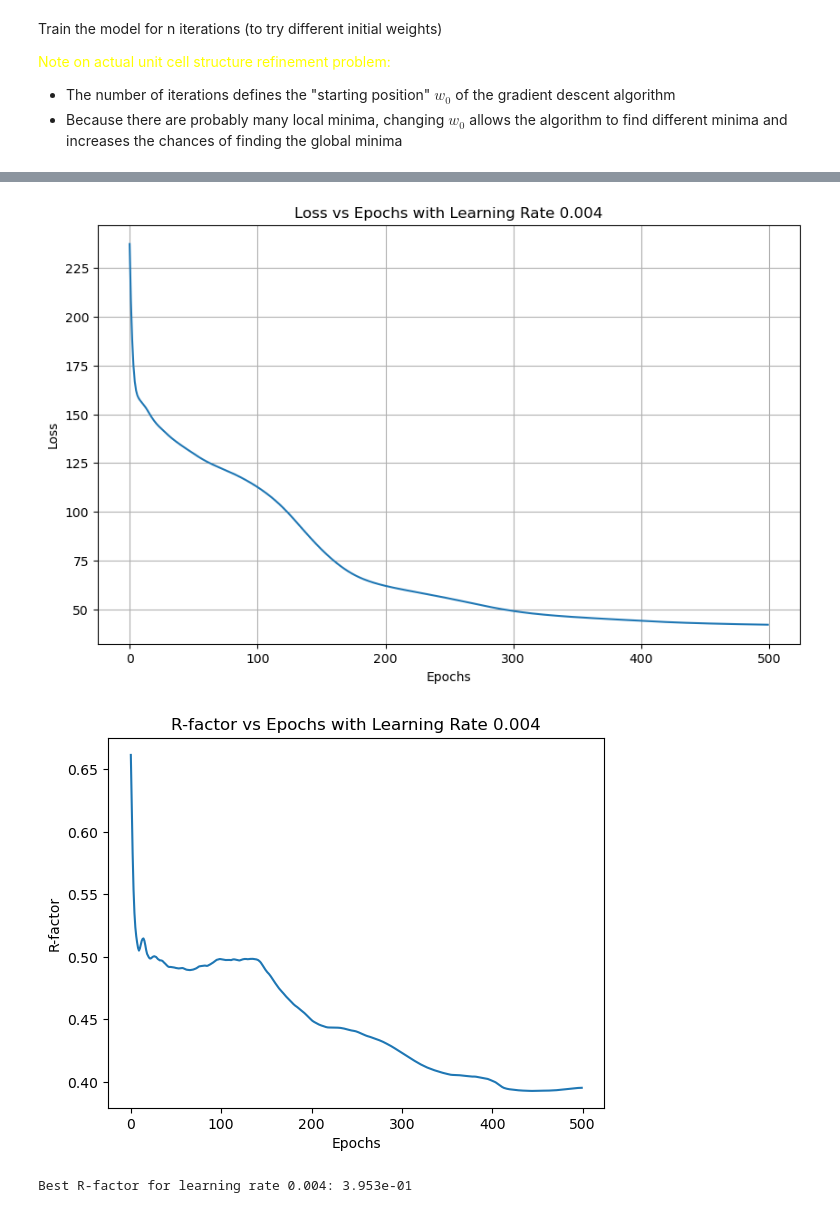
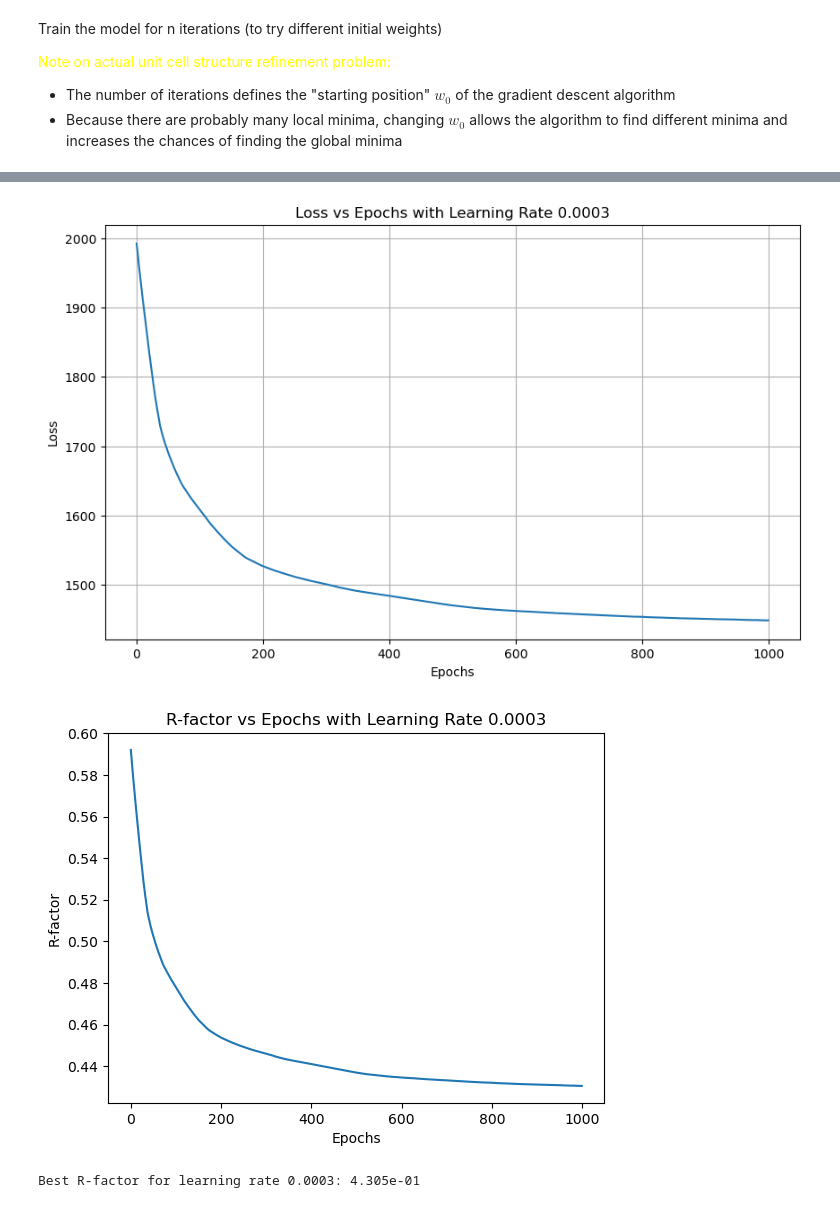
Before and after one commit to bleubreeymeow/alrisDistortionFit, a Jupyter notebook: PBCO/PBCO_1_3_inplane/P2/P2_gradient_descent.ipynb, the cells around one changed output, grey strips where cells are left out. Saved outputs shown, nothing was run; the diff lists cells and outputs as text; code cells hidden in the pictures.

```diff
--- a/PBCO/PBCO_1_3_inplane/P2/P2_gradient_descent.ipynb
+++ b/PBCO/PBCO_1_3_inplane/P2/P2_gradient_descent.ipynb
@@ -246,8 +257,8 @@ def fun_tf(hkl_list, pars, matrix , hkl_indices):
     intensity = (abs(sf_hkl)) ** 2
 
     w = tf.constant(0.000811509257682975, dtype=tf.float32)  # Debye-Waller factor
-    qnorms = tf.norm(tf.cast(all_hkl_list, tf.float32), axis=1)
-    intensity = intensity * tf.exp(- w * qnorms ** 2)  # Apply Debye-Waller factor
+    # qnorms = tf.norm(tf.cast(all_hkl_list, tf.float32), axis=1)
+    # intensity = intensity * tf.exp(- w * qnorms ** 2)  # Apply Debye-Waller factor
 
     all_sim_intensity = intensity
     all_sim_intensity = all_sim_intensity / tf.reduce_sum(all_sim_intensity) * 10000
@@ -355,7 +366,7 @@ Train the model for n iterations (to try different initial weights)
 - The number of iterations defines the "starting position" $w_0$ of the gradient descent algorithm
 - Because there are probably many local minima, changing $w_0$ allows the algorithm to find different minima and increases the chances of finding the global minima
 # %%
-lr = [4e-3]
+lr = [3e-4]
 best_pars_overall = None
 best_rf_overall = np.inf
 best_loss_overall = []
@@ -377,7 +388,7 @@ for learning_rate in lr:
 
     max_mode_amps = tf.convert_to_tensor(max_mode_amps, dtype=tf.float32)
 
-    n_epochs = 500
+    n_epochs = 1000
     histories = []
     n_iter = 1
 
@@ -398,7 +409,7 @@ for learning_rate in lr:
         # Compile the model with the custom loss function and metric
         model.compile(
             optimizer=optim,
-            loss= 'mse' , # MSE_weighted() if using errors
+            loss= RFactorLoss() , # MSE_weighted() if using errors
             metrics=[r_factor_metric],
             run_eagerly=False,  # Set to True for debugging, False for performance
 
@@ -476,6 +495,6 @@ With 47.16651133433476 iterations per second
-[figure, old version]
+[figure, new version]
-[figure, old version]
+[figure, new version]
-Best R-factor for learning rate 0.004: 3.953e-01
+Best R-factor for learning rate 0.0003: 4.305e-01
 # %%
 all_losses = best_loss_overall
 best_model_pars = best_pars_overall
```
Also changed, not shown: parts of 5 cells of this notebook, 27 other files.
